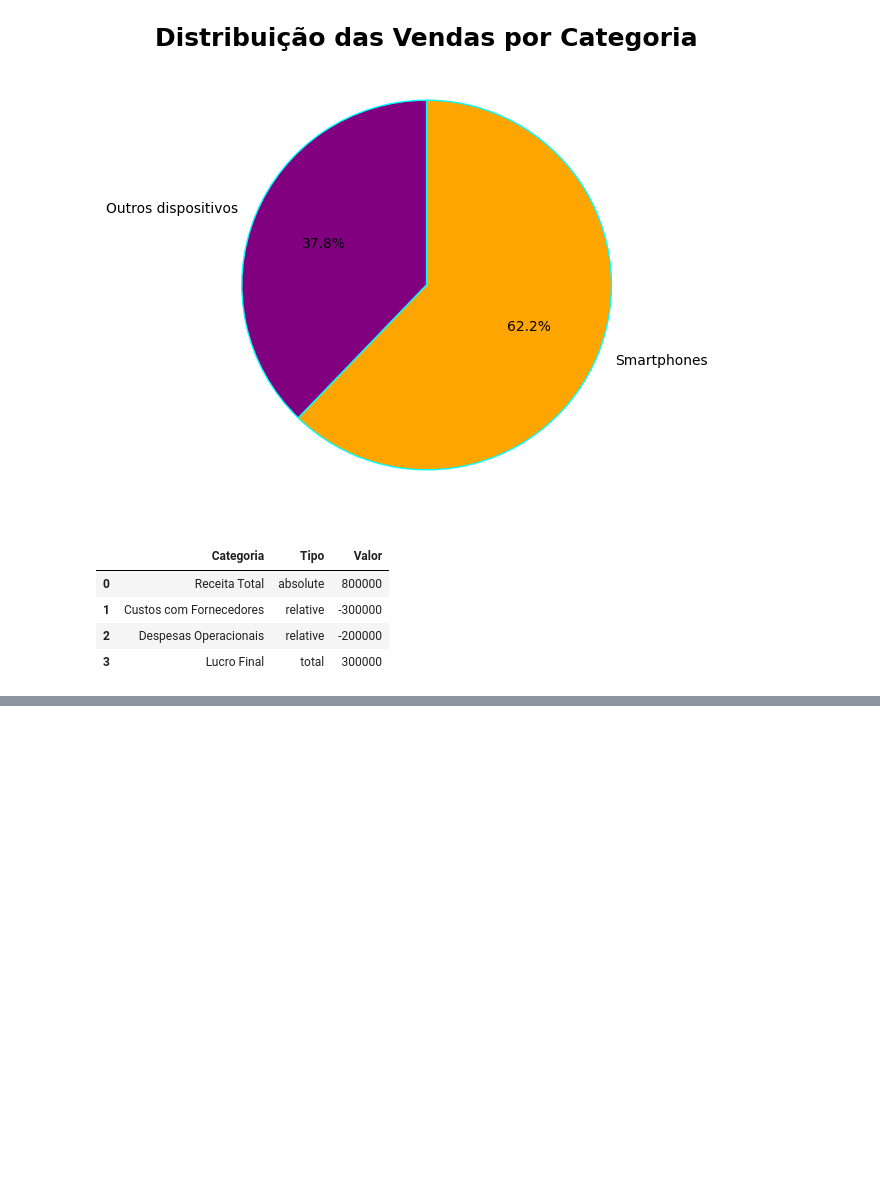
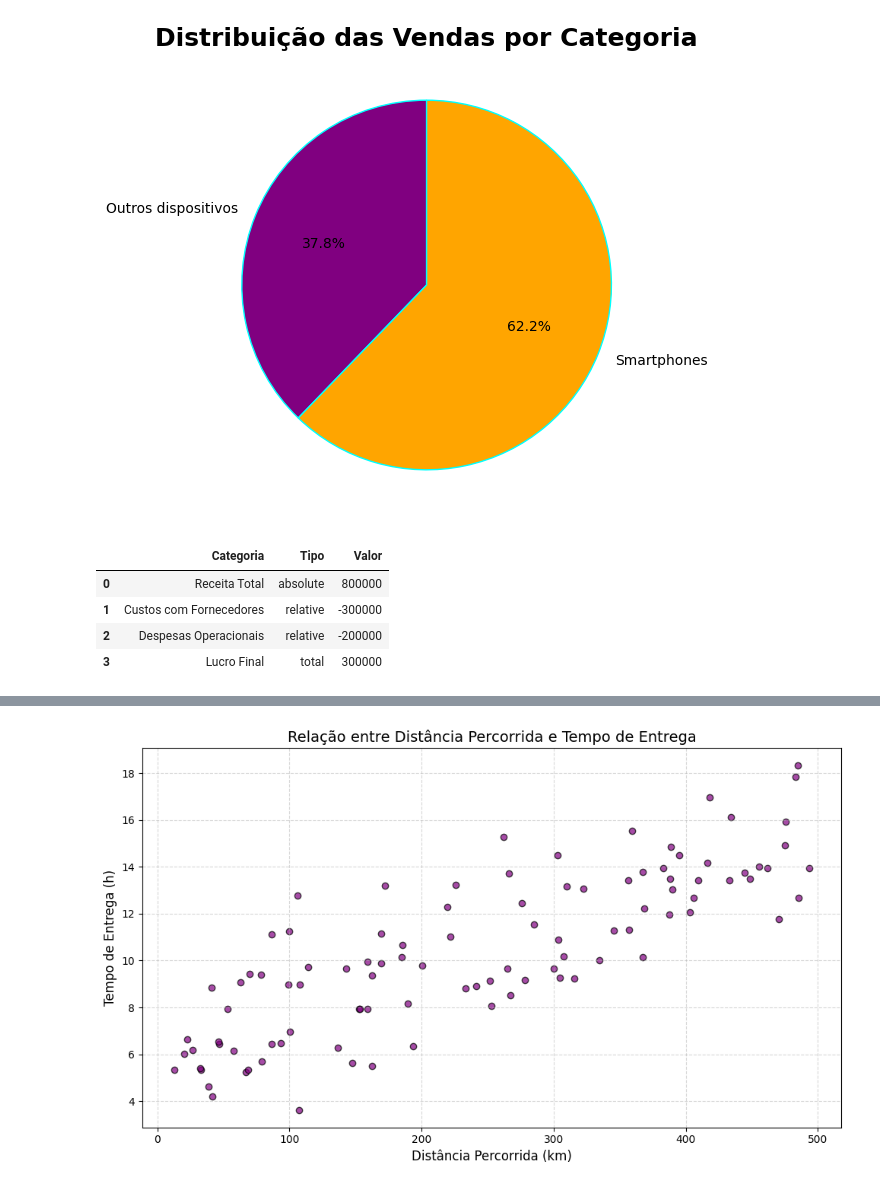
Before and after one commit to Lyanan85/In-GameSeries, a Jupyter notebook: MATERIAL_Python__Gráficos_de_composição_e_relacionamento.ipynb, the cells around one changed output, grey strips where cells are left out. Drawn from its saved outputs; the diff is of its cells as text; code cells hidden in the pictures; blank space fills up the shorter version.

```diff
--- a/MATERIAL_Python__Gráficos_de_composição_e_relacionamento.ipynb
+++ b/MATERIAL_Python__Gráficos_de_composição_e_relacionamento.ipynb
@@ -418,0 +555,3 @@ fig
+# %%
+df=pd.read_csv("/content/atividade_7 (1).csv")
+df
@@ -418,0 +572,13 @@ fig
+# %%
+plt.figure(figsize=(10,6))
+plt.scatter(df["Distância (km)"],df["Tempo de Entrega (h)"],color="purple",edgecolor="k",alpha=0.7)
+plt.title('Relação entre Distância Percorrida e Tempo de Entrega', fontsize=14)
+plt.xlabel('Distância Percorrida (km)', fontsize=12)
+plt.ylabel('Tempo de Entrega (h)', fontsize=12)
+plt.grid(True, linestyle='--', alpha=0.5)
+
+# Exibindo o gráfico
+plt.tight_layout()
+plt.show()
+# %% [output]
+[figure, added]
```
Also changed, not shown: parts of 18 cells of this notebook.
